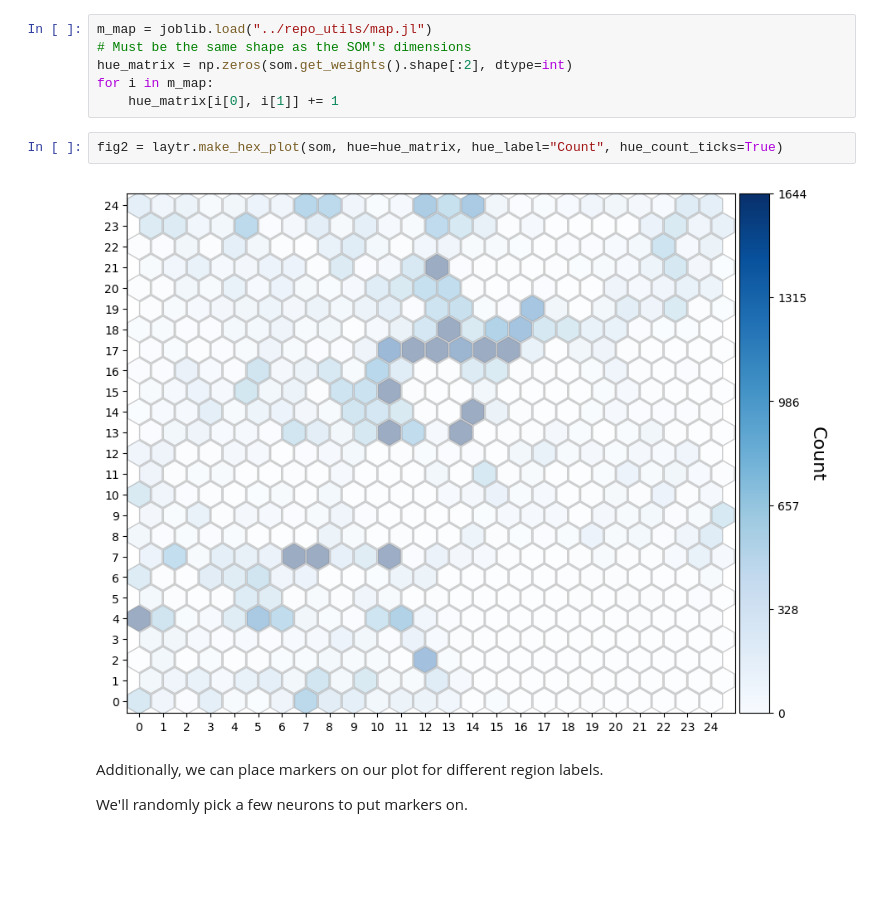
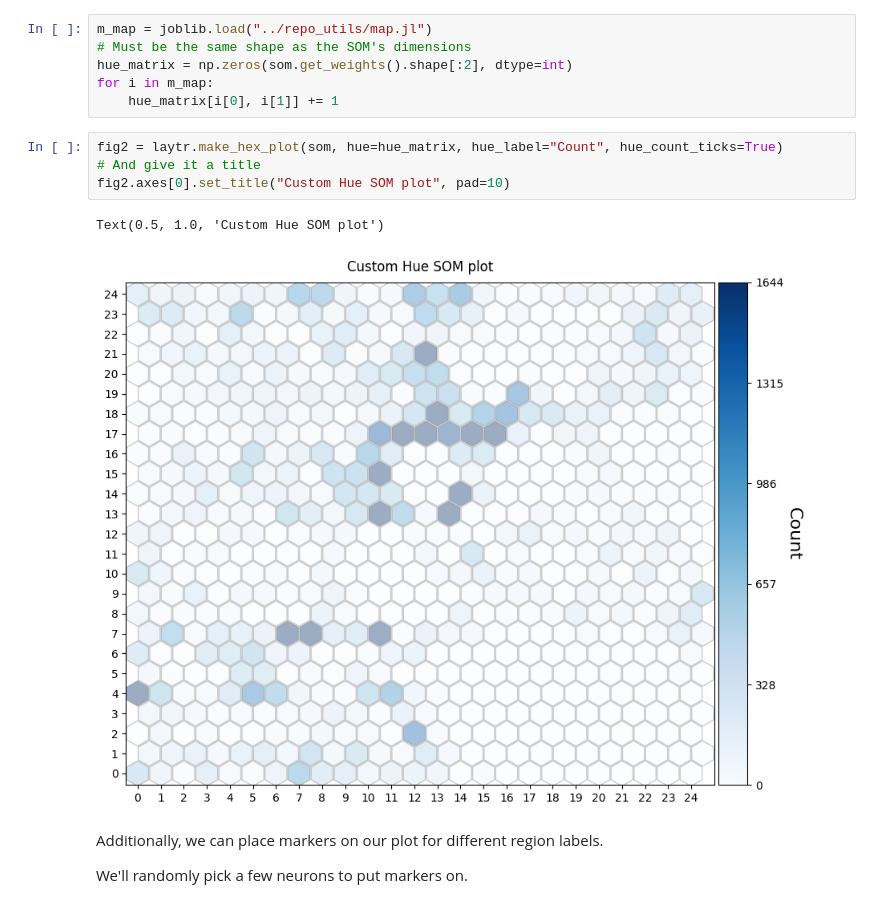
Before and after one commit to ACEnglish/laytr, a Jupyter notebook: notebooks/SOMPlotExample.ipynb, the cells around one changed output. Drawn from its saved outputs; the diff is of its cells as text; blank space fills up the shorter version.

```diff
--- a/notebooks/SOMPlotExample.ipynb
+++ b/notebooks/SOMPlotExample.ipynb
@@ -27,8 +28,11 @@ for i in m_map:
     hue_matrix[i[0], i[1]] += 1
 # %%
 fig2 = laytr.make_hex_plot(som, hue=hue_matrix, hue_label="Count", hue_count_ticks=True)
+# And give it a title
+fig2.axes[0].set_title("Custom Hue SOM plot", pad=10)
 # %% [output]
+Text(0.5, 1.0, 'Custom Hue SOM plot')
-[figure, old version]
+[figure, new version]
 # %% [markdown]
 Additionally, we can place markers on our plot for different region labels.
 
```
Also changed, not shown: parts of 7 cells of this notebook, 2 other files.
